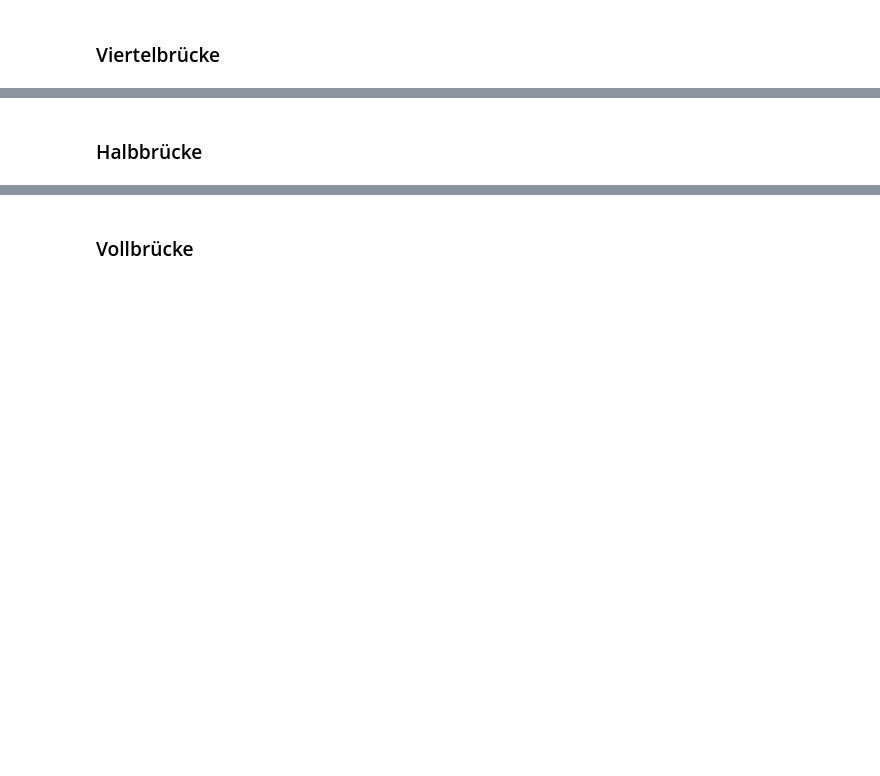
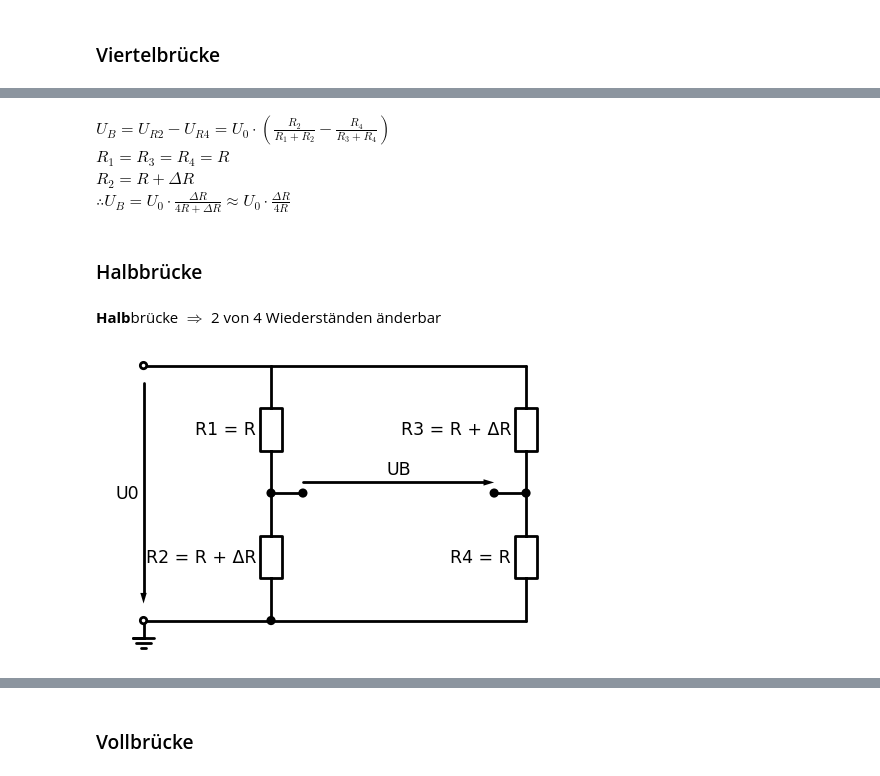
Before and after one commit to Dan00712/CompendiumMatura, a Jupyter notebook: notebooks/mtrs.ipynb, the cells around one changed output, grey strips where cells are left out. Drawn from its saved outputs; the diff is of its cells as text; code cells hidden in the pictures; blank space fills up the shorter version.

```diff
--- a/notebooks/mtrs.ipynb
+++ b/notebooks/mtrs.ipynb
@@ -75,2 +129,53 @@
+# %% [markdown]
+$U_B = U_{R2} - U_{R4} = U_0 \cdot \left( \frac{R_2}{R_1 + R_2} - \frac{R_4}{R_3 + R_4} \right)$
+$R_1 = R_3 = R_4 = R$
+$R_2 = R + \Delta R$
+$\therefore U_B = U_0 \cdot \frac{\Delta R}{4R + \Delta R} \approx U_0 \cdot \frac{\Delta R}{4R}$
 # %% [markdown]
 ### Halbbrücke
+# %% [markdown]
+**Halb**brücke $\Rightarrow$ 2 von 4 Wiederständen änderbar
+# %%
+with schemdraw.Drawing() as d:
+    d0 = d.add(elm.Dot(open=True))
+    d += elm.Line()
+
+    d.push()
+    d += elm.ResistorIEC().down().label('R1 = R')
+    d.push()
+
+    d += elm.Dot()
+    d += elm.Line().length(.75).right()
+    d1 = d.add(elm.Dot())
+
+    d.pop()
+    d += elm.ResistorIEC().down().label('R2 = R + ΔR')
+
+    d += (elm.Dot())
+    d += elm.Line().left()
+    de = d.add(elm.Dot(open=True))
+    d += elm.Ground()
+
+    d.pop()
+    d += elm.Line().length(6)
+    d += elm.ResistorIEC().down().label('R3 = R + ΔR')
+    d += elm.Dot()
+    d.push()
+
+    d += elm.ResistorIEC().down().label('R4 = R')
+    d += elm.Line().left().length(6)
+
+    d.pop()
+    d += elm.Line().length(.75).left()
+    d2 = d.add(elm.Dot())
+
+    d += (elm.Arrow()
+        .at((d1.start[0], d1.start[1] + 0.25))
+        .to((d2.start[0], d2.start[1] + 0.25))
+        .label('UB'))
+    d += (elm.Arrow()
+          .at((d0.start[0], d0.start[1]-.4))
+          .to((de.start[0], de.start[1]+.4))
+          .label('U0'))
+# %% [output]
+[figure, added]
```
Also changed, not shown: parts of 40 cells of this notebook, 3 other files.
